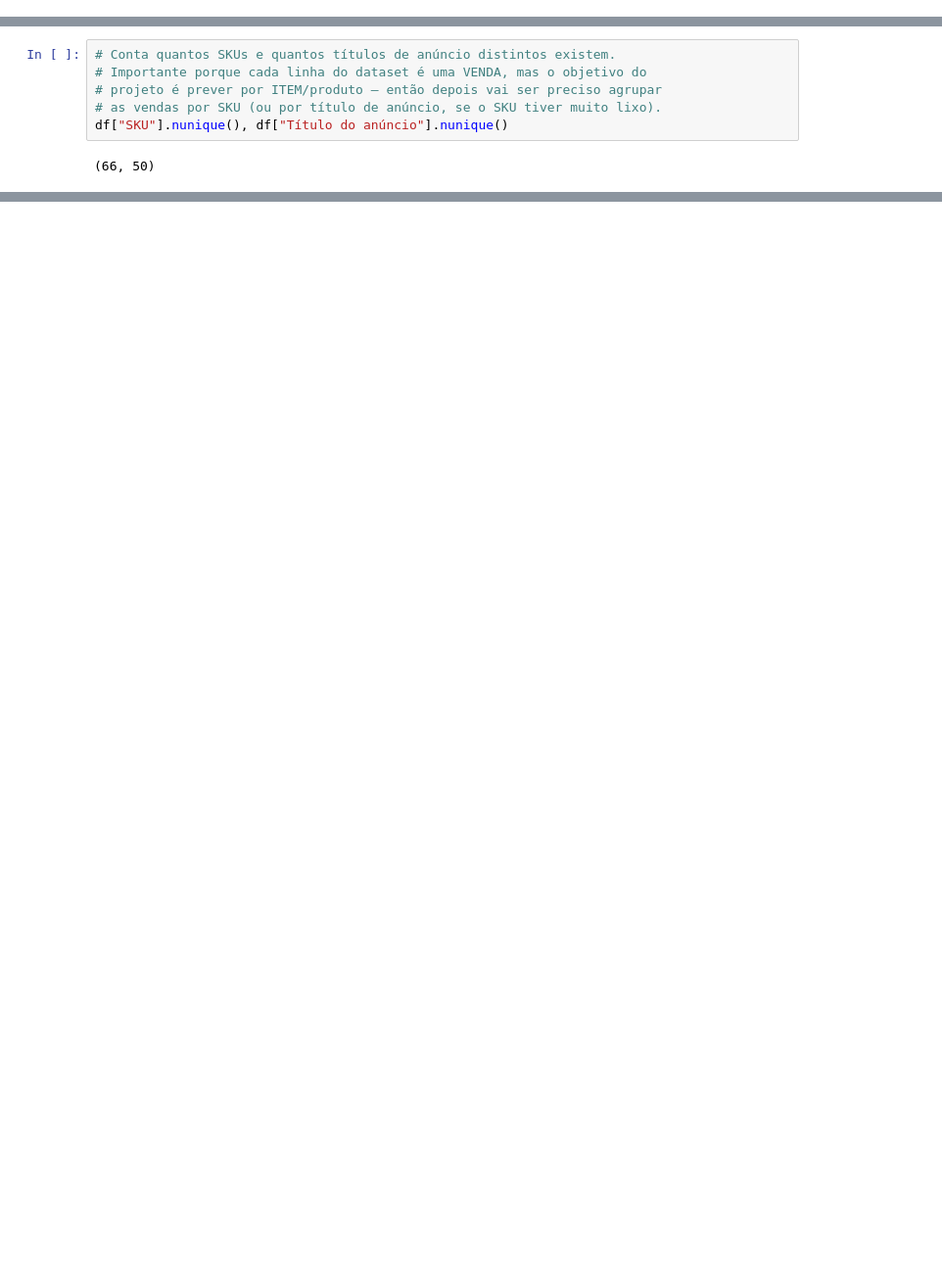
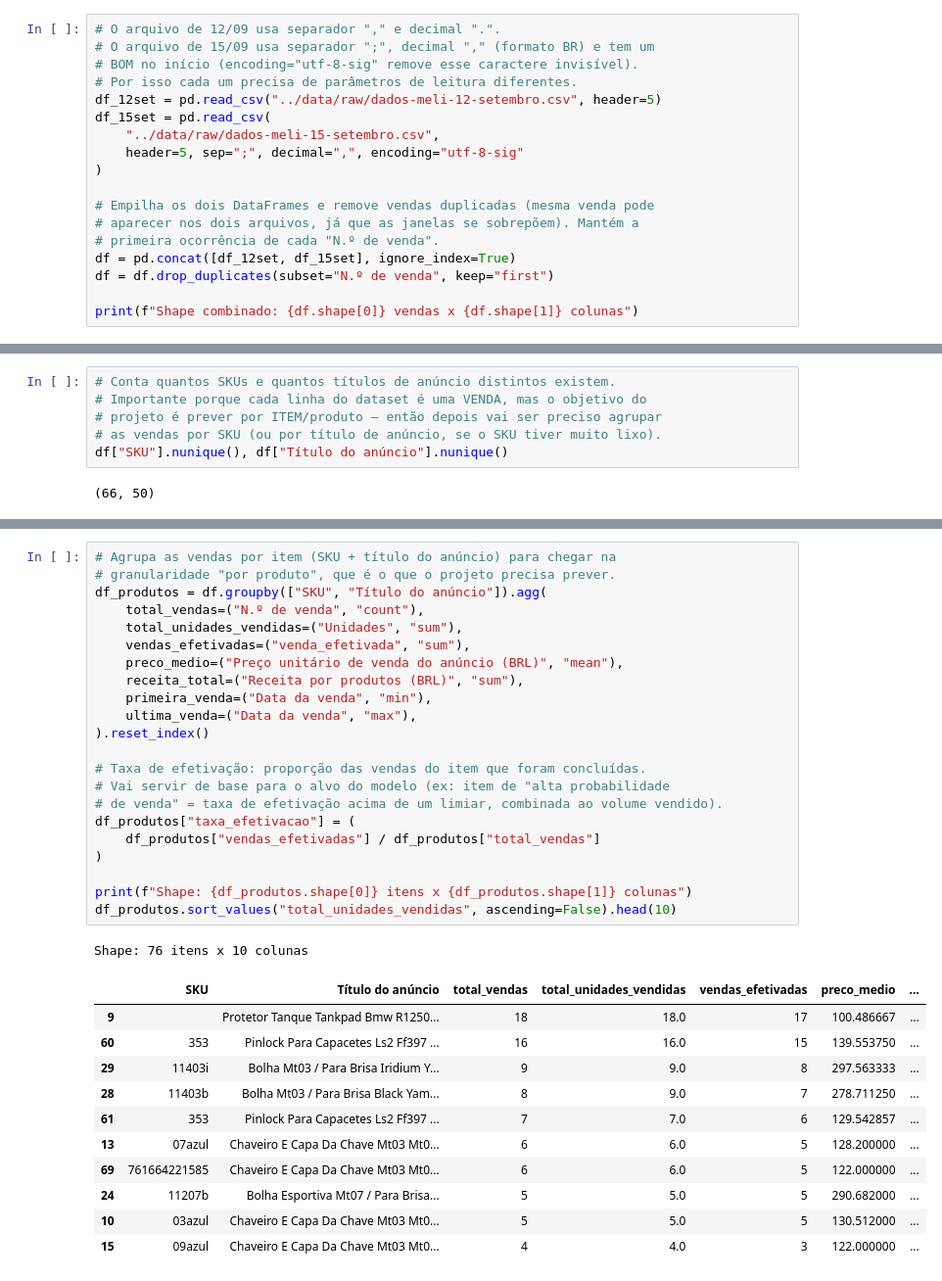
Before and after one commit to ZuziR6/mercado-livre-data-science, a Jupyter notebook: notebooks/analise_vendas_mercado_livre.ipynb, the cells around one changed output, grey strips where cells are left out. Shown at 98% size. Cells and saved outputs as stored; diff of their text form; blank space fills up the shorter version.

```diff
--- a/notebooks/analise_vendas_mercado_livre.ipynb
+++ b/notebooks/analise_vendas_mercado_livre.ipynb
@@ -43,0 +37,18 @@ Shape: 181 vendas x 64 colunas
+# %%
+# O arquivo de 12/09 usa separador "," e decimal ".".
+# O arquivo de 15/09 usa separador ";", decimal "," (formato BR) e tem um
+# BOM no início (encoding="utf-8-sig" remove esse caractere invisível).
+# Por isso cada um precisa de parâmetros de leitura diferentes.
+df_12set = pd.read_csv("../data/raw/dados-meli-12-setembro.csv", header=5)
+df_15set = pd.read_csv(
+    "../data/raw/dados-meli-15-setembro.csv",
+    header=5, sep=";", decimal=",", encoding="utf-8-sig"
+)
+
+# Empilha os dois DataFrames e remove vendas duplicadas (mesma venda pode
+# aparecer nos dois arquivos, já que as janelas se sobrepõem). Mantém a
+# primeira ocorrência de cada "N.º de venda".
+df = pd.concat([df_12set, df_15set], ignore_index=True)
+df = df.drop_duplicates(subset="N.º de venda", keep="first")
+
+print(f"Shape combinado: {df.shape[0]} vendas x {df.shape[1]} colunas")
@@ -217,0 +257,35 @@ Name: count, dtype: int64
+# %%
+# Agrupa as vendas por item (SKU + título do anúncio) para chegar na
+# granularidade "por produto", que é o que o projeto precisa prever.
+df_produtos = df.groupby(["SKU", "Título do anúncio"]).agg(
+    total_vendas=("N.º de venda", "count"),
+    total_unidades_vendidas=("Unidades", "sum"),
+    vendas_efetivadas=("venda_efetivada", "sum"),
+    preco_medio=("Preço unitário de venda do anúncio (BRL)", "mean"),
+    receita_total=("Receita por produtos (BRL)", "sum"),
+    primeira_venda=("Data da venda", "min"),
+    ultima_venda=("Data da venda", "max"),
+).reset_index()
+
+# Taxa de efetivação: proporção das vendas do item que foram concluídas.
+# Vai servir de base para o alvo do modelo (ex: item de "alta probabilidade
+# de venda" = taxa de efetivação acima de um limiar, combinada ao volume vendido).
+df_produtos["taxa_efetivacao"] = (
+    df_produtos["vendas_efetivadas"] / df_produtos["total_vendas"]
+)
+
+print(f"Shape: {df_produtos.shape[0]} itens x {df_produtos.shape[1]} colunas")
+df_produtos.sort_values("total_unidades_vendidas", ascending=False).head(10)
+# %% [output]
+Shape: 76 itens x 10 colunas
+|  | SKU | Título do anúncio | total_vendas | total_unidades_vendidas | vendas_efetivadas | preco_medio | ... |
+| 9 |  | Protetor Tanque Tankpad Bmw R1250... | 18 | 18.0 | 17 | 100.486667 | ... |
+| 60 | 353 | Pinlock Para Capacetes Ls2 Ff397 ... | 16 | 16.0 | 15 | 139.553750 | ... |
+| 29 | 11403i | Bolha Mt03 / Para Brisa Iridium Y... | 9 | 9.0 | 8 | 297.563333 | ... |
+| 28 | 11403b | Bolha Mt03 / Para Brisa Black Yam... | 8 | 9.0 | 7 | 278.711250 | ... |
+| 61 | 353 | Pinlock Para Capacetes Ls2 Ff397 ... | 7 | 7.0 | 6 | 129.542857 | ... |
+| 13 | 07azul | Chaveiro E Capa Da Chave Mt03 Mt0... | 6 | 6.0 | 5 | 128.200000 | ... |
+| 69 | 761664221585 | Chaveiro E Capa Da Chave Mt03 Mt0... | 6 | 6.0 | 5 | 122.000000 | ... |
+| 24 | 11207b | Bolha Esportiva Mt07 / Para Brisa... | 5 | 5.0 | 5 | 290.682000 | ... |
+| 10 | 03azul | Chaveiro E Capa Da Chave Mt03 Mt0... | 5 | 5.0 | 5 | 130.512000 | ... |
+| 15 | 09azul | Chaveiro E Capa Da Chave Mt03 Mt0... | 4 | 4.0 | 3 | 122.000000 | ... |
```
Also changed, not shown: parts of 76 cells of this notebook, 4 other files.
